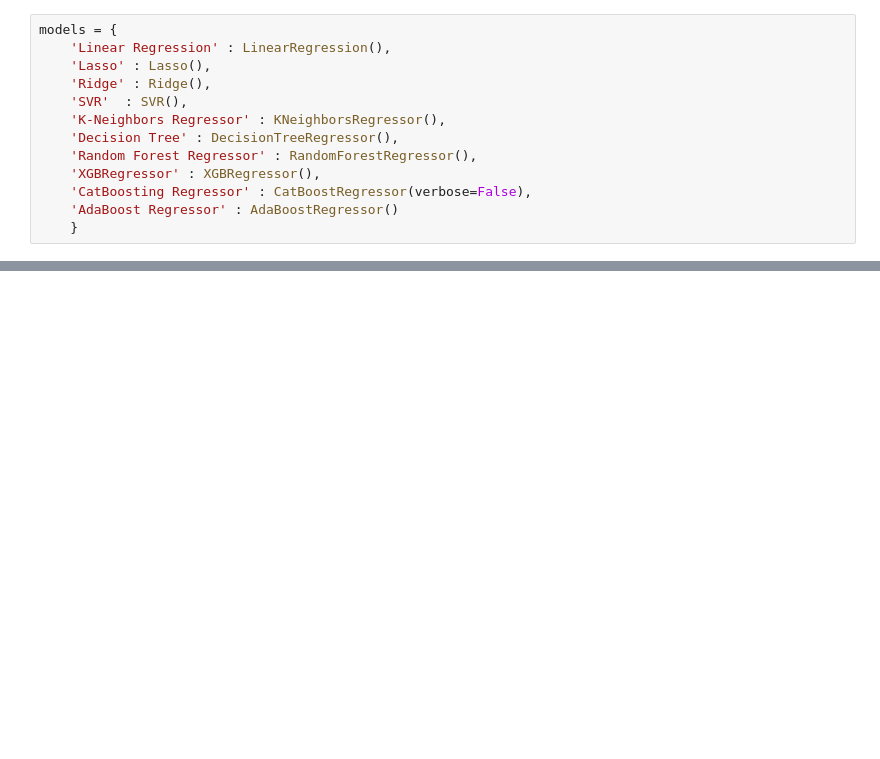
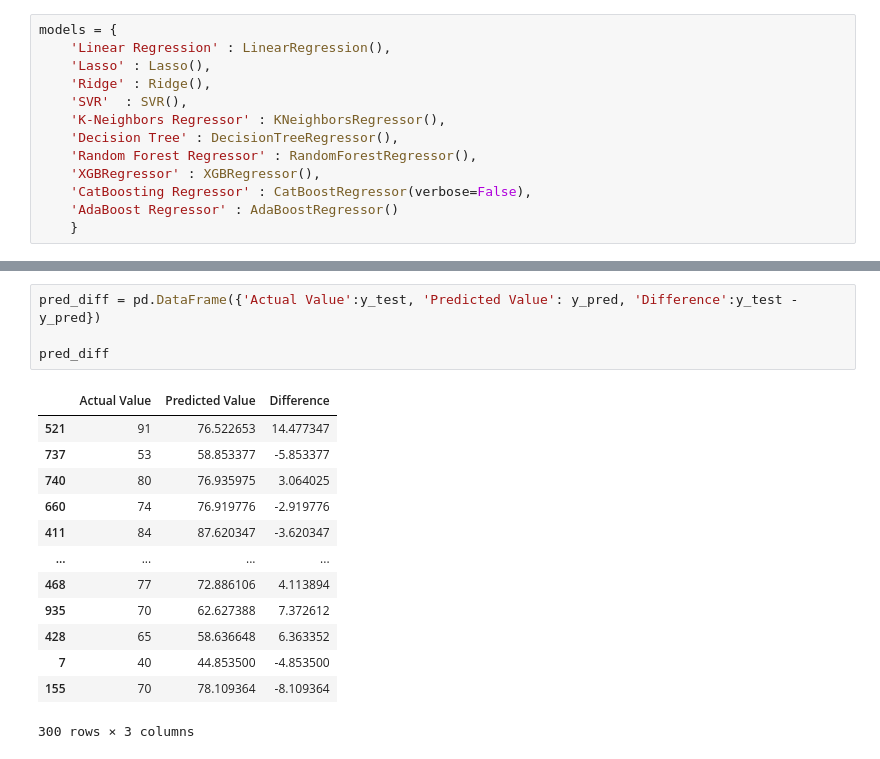
Before and after one commit to Sanika-selvadasan/MachineLearningProjects, a Jupyter notebook: notebook/Model Training.ipynb, the cells around one changed output, grey strips where cells are left out. Cells and saved outputs as stored; diff of their text form; blank space fills up the shorter version.

```diff
--- a/notebook/Model Training.ipynb
+++ b/notebook/Model Training.ipynb
@@ -172,0 +214,18 @@ pd.DataFrame(list(zip(model_list), r2_list)), columns
+# %%
+pred_diff = pd.DataFrame({'Actual Value':y_test, 'Predicted Value': y_pred, 'Difference':y_test - y_pred})
+
+pred_diff
+# %% [output]
+|  | Actual Value | Predicted Value | Difference |
+| 521 | 91 | 76.522653 | 14.477347 |
+| 737 | 53 | 58.853377 | -5.853377 |
+| 740 | 80 | 76.935975 | 3.064025 |
+| 660 | 74 | 76.919776 | -2.919776 |
+| 411 | 84 | 87.620347 | -3.620347 |
+| ... | ... | ... | ... |
+| 468 | 77 | 72.886106 | 4.113894 |
+| 935 | 70 | 62.627388 | 7.372612 |
+| 428 | 65 | 58.636648 | 6.363352 |
+| 7 | 40 | 44.853500 | -4.853500 |
+| 155 | 70 | 78.109364 | -8.109364 |
+300 rows × 3 columns
```
Also changed, not shown: parts of 6 cells of this notebook, 11 other files.
